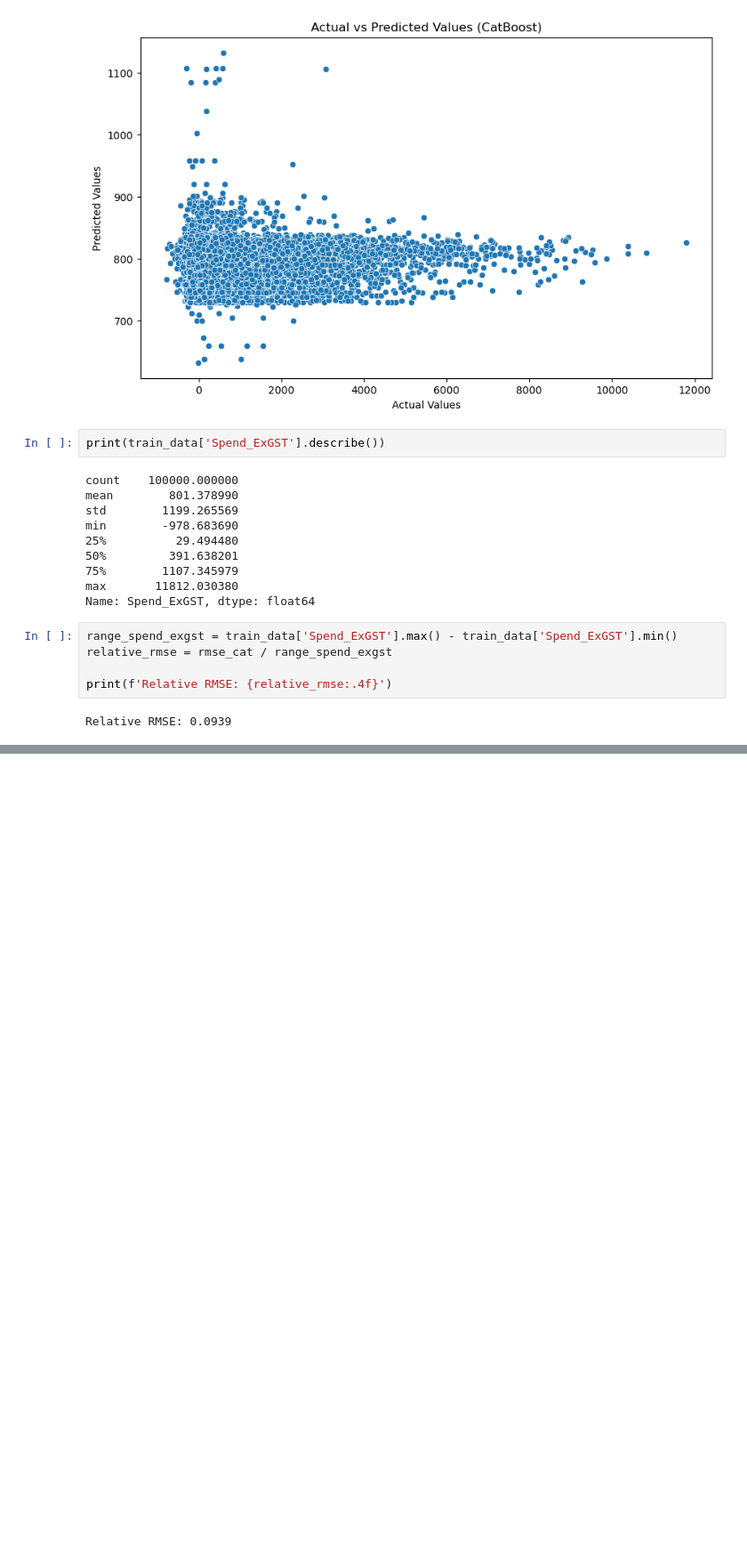
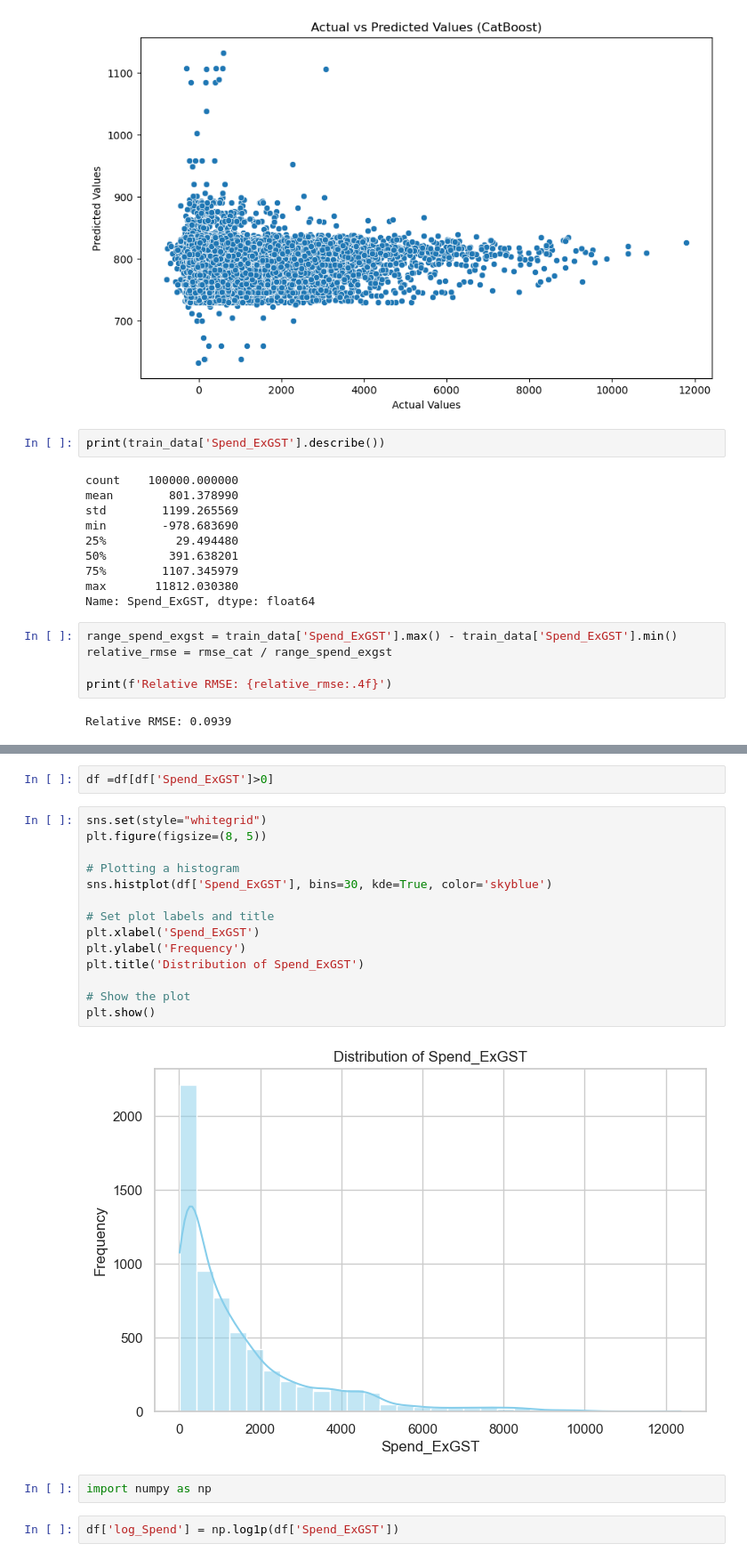
Before and after one commit to W4R10CK99/CostEstimationEU, a Jupyter notebook: XGBoostOn100kSamples.ipynb, the cells around one changed output, grey strips where cells are left out. Shown at 89% size. Saved outputs shown, nothing was run; the diff lists cells and outputs as text; blank space fills up the shorter version.

```diff
--- a/XGBoostOn100kSamples.ipynb
+++ b/XGBoostOn100kSamples.ipynb
@@ -181,0 +220,22 @@ Relative RMSE: 0.0939
+# %%
+df =df[df['Spend_ExGST']>0]
+# %%
+sns.set(style="whitegrid")
+plt.figure(figsize=(8, 5))
+
+# Plotting a histogram
+sns.histplot(df['Spend_ExGST'], bins=30, kde=True, color='skyblue')
+
+# Set plot labels and title
+plt.xlabel('Spend_ExGST')
+plt.ylabel('Frequency')
+plt.title('Distribution of Spend_ExGST')
+
+# Show the plot
+plt.show()
+# %% [output]
+[figure, added]
+# %%
+import numpy as np
+# %%
+df['log_Spend'] = np.log1p(df['Spend_ExGST'])
```
Also changed, not shown: parts of 24 cells of this notebook, 6 other files.
